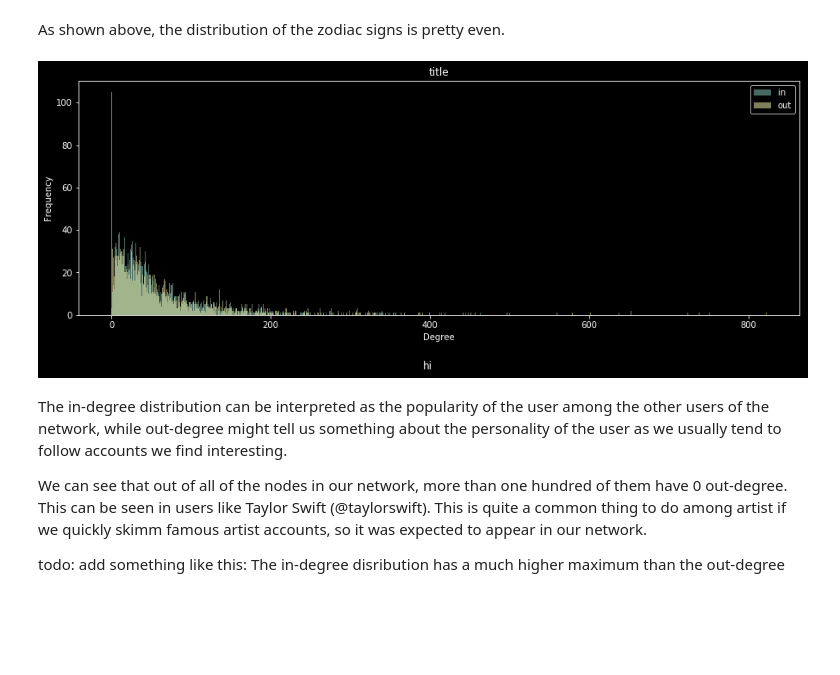
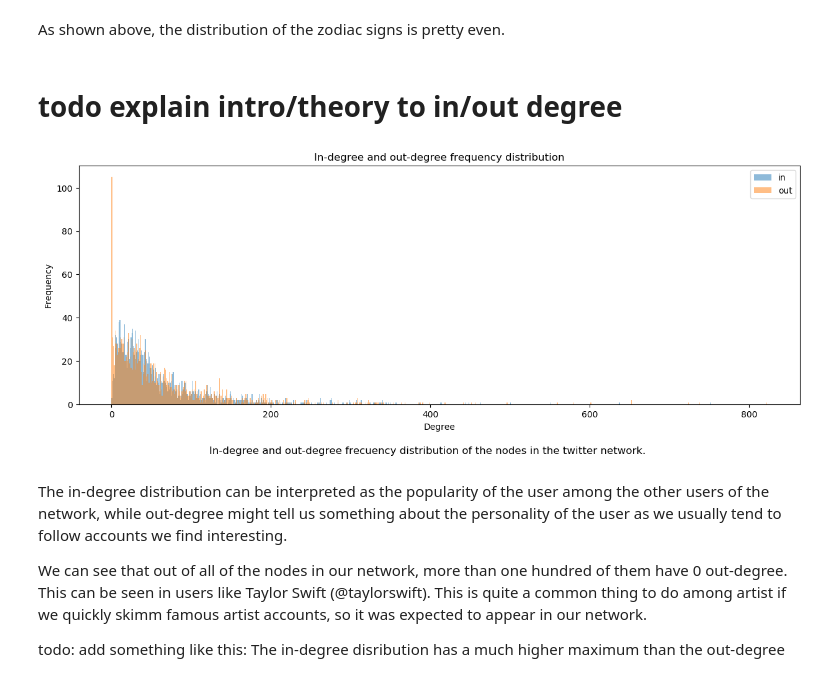
Before and after one commit to simoneengelbr/twitter_zodiac, a Jupyter notebook: Zodiac.ipynb, the cells around one changed output. Cells and saved outputs as stored; diff of their text form; code cells hidden in the pictures; blank space fills up the shorter version.

```diff
--- a/Zodiac.ipynb
+++ b/Zodiac.ipynb
@@ -34,21 +34,14 @@ import pickle
 from PIL import Image
 import re
 import seaborn as sns
-import wptools
 import wordcloud
 from wordcloud import ImageColorGenerator, WordCloud
 
-# Only activated for the website
-# plt.style.use('dark_background') # remove / comment
+# Define default plot style
+plt.style.use('default')
 
-ZODIAC_SIGNS = ['Aquarius', 'Aries', 'Cancer', 'Capricorn', 'Gemini', 'Leo', 'Libra', 'Pisces', 'Sagittarius', 'Scorpio', 'Taurus', 'Virgo']
-ZODIAC_ELEMENTS = ['Water', 'Fire', 'Earth', 'Air']
-
-color_legend_zodiac = {
-    'Aries': '#FFFF66', 'Taurus': 'gold', 'Gemini': 'orange', 'Cancer': 'orangered', 'Leo': 'crimson', 'Virgo': 'mediumvioletred', 'Libra': 'darkviolet', 'Scorpio': 'mediumblue', 'Sagittarius': 'royalblue', 'Capricorn': 'c', 'Aquarius': 'green', 'Pisces': 'limegreen'}
-
-# todo choose pretty colors for the elements
-color_legend_element = {'Air': 'yellow', 'Fire': 'orange', 'Water': 'blue', 'Earth': 'green'}
+# Define dark plot style (only activated for the website)
+# plt.style.use('dark_background')
 # %% [output]
 Requirement already satisfied: python-louvain in c:\users\lulka\anaconda3\lib\site-packages (0.14)
 Requirement already satisfied: numpy in c:\users\lulka\anaconda3\lib\site-packages (from python-louvain) (1.15.4)
@@ -254,31 +258,33 @@ plt.show()
 # %% [markdown]
 As shown above, the distribution of the zodiac signs is pretty even.
+# %% [markdown]
+# todo explain intro/theory to in/out degree
 # %%
 # Plot the in and out degree distribution
 
 plt.figure(figsize = (15,5))
 
 in_degree = [value for key, value in list(G.in_degree())]
 plt.hist(in_degree, bins=range(np.min(in_degree), np.max(in_degree)+1), alpha=0.5, label="in")
 
 out_degree = [value for key, value in list(G.out_degree())]
 plt.hist(out_degree, bins=range(np.min(out_degree), np.max(out_degree)+1), alpha=0.5, label="out")
 
-plt.title("title")
+plt.title("In-degree and out-degree frequency distribution")
 plt.ylabel("Frequency")
 plt.xlabel("Degree")
 plt.legend()
 plt.figtext(
     0.5,
     -0.05,
-    'hi',
+    'In-degree and out-degree frecuency distribution of the nodes in the twitter network.',
     wrap=True,
     horizontalalignment='center',
     fontsize=12
 )
 plt.show()
 # %% [output]
-[figure, old version]
+[figure, new version]
 # %% [markdown]
 The in-degree distribution can be interpreted as the popularity of the user among the other users of the network, while out-degree might tell us something about the personality of the user as we usually tend to follow accounts we find interesting.
 
```
Also changed, not shown: parts of 31 cells of this notebook, 1 other file.
